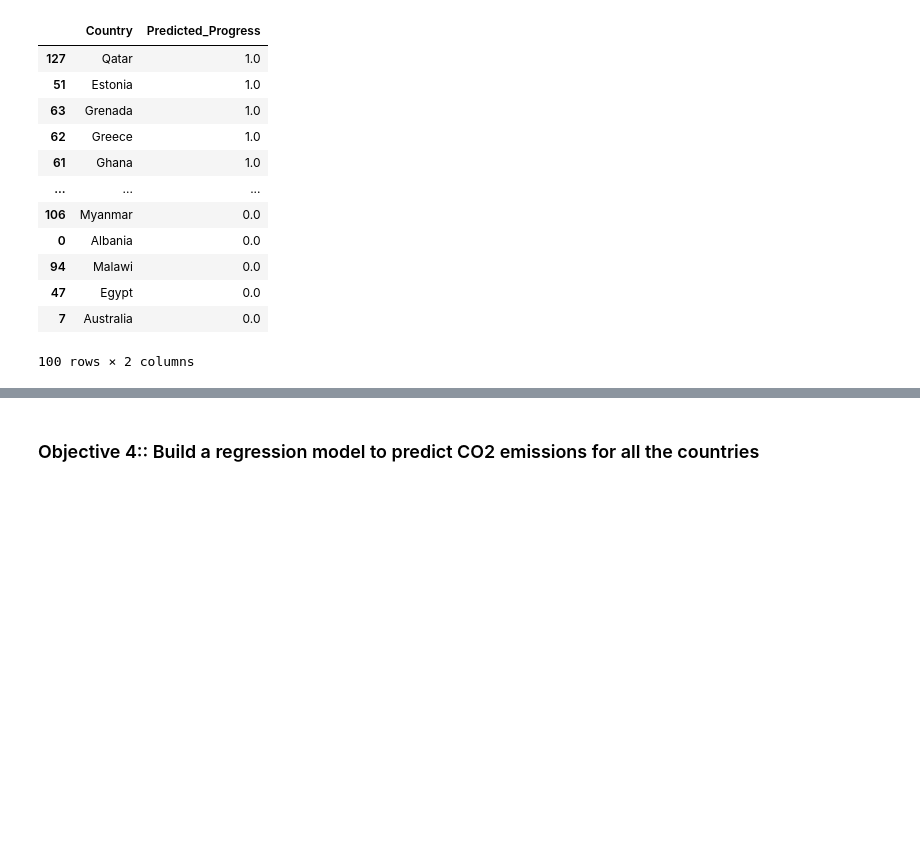
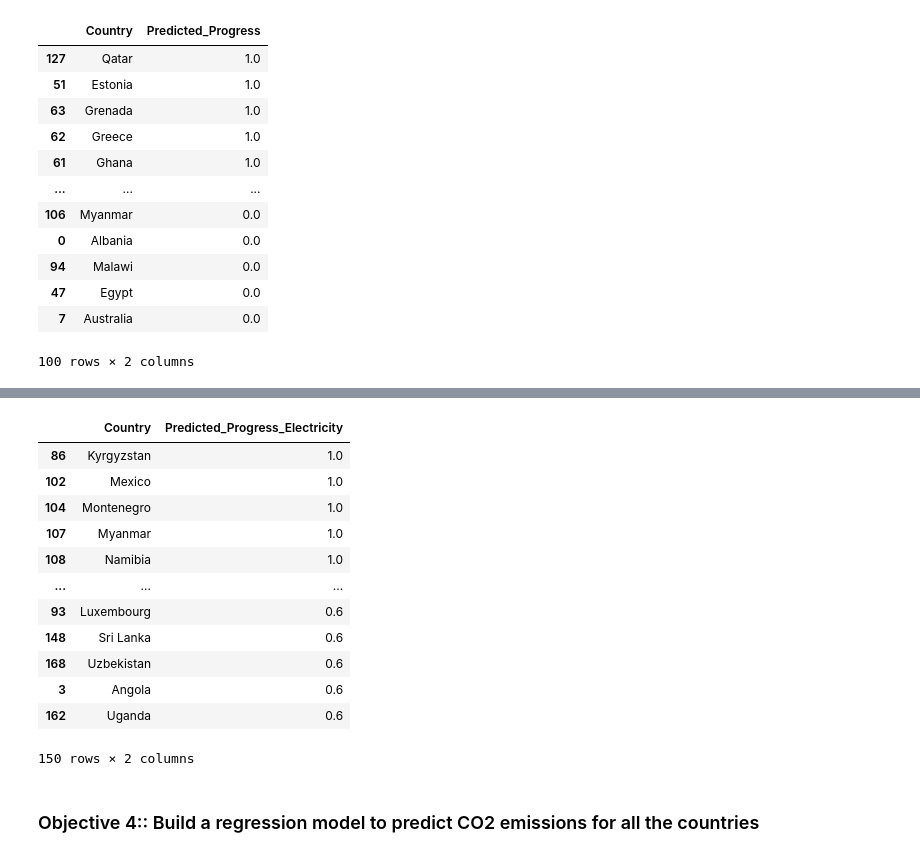
Before and after one commit to aojah1/sdg7, a Jupyter notebook: sustainability.ipynb, the cells around one changed output, grey strips where cells are left out. Cells and saved outputs as stored; diff of their text form; code cells hidden in the pictures; blank space fills up the shorter version.

```diff
--- a/sustainability.ipynb
+++ b/sustainability.ipynb
@@ -983,3 +1051,40 @@ final_results.head(100)
+# %%
+# Make predictions
+y1_pred = pipeline.predict(X1_test)
+
+# Add the predictions to the test set DataFrame
+X1_test['Predicted_Progress_Electricity'] = y1_pred
+
+# Re-attach the 'Country' and 'Year' columns from the original DataFrame for easier interpretation
+X1_test_with_metadata = X1_test.copy()
+X1_test_with_metadata['Country'] = df_key_features.loc[X1_test.index, 'Country']
+X1_test_with_metadata['Year'] = df_key_features.loc[X1_test.index, 'Year']
+
+# Display the final comparison with country, year, and prediction
+final_results1 = X1_test_with_metadata[['Country', 'Year', 'Predicted_Progress_Electricity']]
+
+# Aggregate results by country
+final_results1 = final_results1.groupby('Country')['Predicted_Progress_Electricity'].mean().reset_index()
+
+# Sort countries by predicted progress
+final_results1 = final_results1.sort_values(by='Predicted_Progress_Electricity', ascending=False)
+
+# Show the results
+final_results1.head(150)
+# %% [output]
+|  | Country | Predicted_Progress_Electricity |
+| 86 | Kyrgyzstan | 1.0 |
+| 102 | Mexico | 1.0 |
+| 104 | Montenegro | 1.0 |
+| 107 | Myanmar | 1.0 |
+| 108 | Namibia | 1.0 |
+| ... | ... | ... |
+| 93 | Luxembourg | 0.6 |
+| 148 | Sri Lanka | 0.6 |
+| 168 | Uzbekistan | 0.6 |
+| 3 | Angola | 0.6 |
+| 162 | Uganda | 0.6 |
+150 rows × 2 columns
 # %% [markdown]
 ### Objective 4:: Build a regression model to predict CO2 emissions for all the countries
 # %% [markdown]
```
Also changed, not shown: parts of 4 cells of this notebook, 2 other files.
